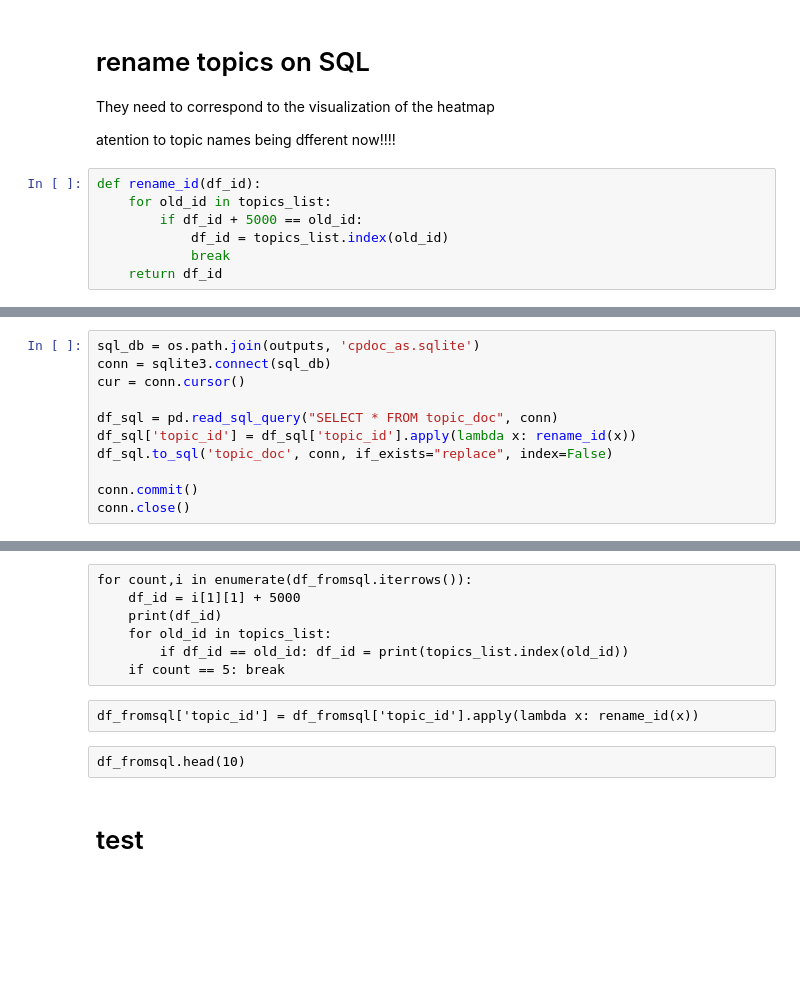
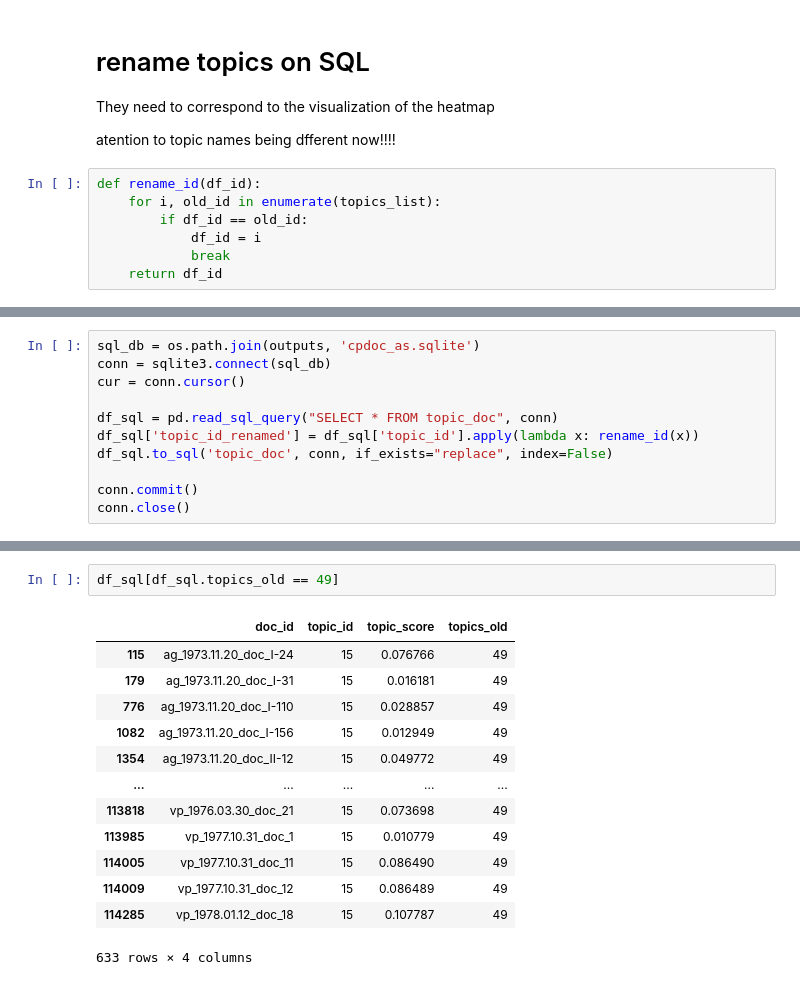
Before and after one commit to Marcelobbr/thesis, a Jupyter notebook: notebooks/thesis-vis-AUX.ipynb, the cells around one changed output, grey strips where cells are left out. Drawn from its saved outputs; the diff is of its cells as text; blank space fills up the shorter version.

Commit message:
version with renaming of topic_doc

```diff
--- a/notebooks/thesis-vis-AUX.ipynb
+++ b/notebooks/thesis-vis-AUX.ipynb
@@ -134,8 +134,8 @@ They need to correspond to the visualization of the heatmap
 atention to topic names being dfferent now!!!!
 # %%
 def rename_id(df_id):
-    for old_id in topics_list:
-        if df_id + 5000 == old_id:
-            df_id = topics_list.index(old_id)
+    for i, old_id in enumerate(topics_list):
+        if df_id == old_id:
+            df_id = i
             break
     return df_id
@@ -145,7 +163,7 @@ conn = sqlite3.connect(sql_db)
 cur = conn.cursor()
 
 df_sql = pd.read_sql_query("SELECT * FROM topic_doc", conn)
-df_sql['topic_id'] = df_sql['topic_id'].apply(lambda x: rename_id(x))
+df_sql['topic_id_renamed'] = df_sql['topic_id'].apply(lambda x: rename_id(x))
 df_sql.to_sql('topic_doc', conn, if_exists="replace", index=False)
 
 conn.commit()
@@ -176,13 +201,16 @@ topics_list[:20]
-# %% [raw]
-for count,i in enumerate(df_fromsql.iterrows()):
-    df_id = i[1][1] + 5000
-    print(df_id)
-    for old_id in topics_list:
-        if df_id == old_id: df_id = print(topics_list.index(old_id))
-    if count == 5: break
-# %% [raw]
-df_fromsql['topic_id'] = df_fromsql['topic_id'].apply(lambda x: rename_id(x))
-# %% [raw]
-df_fromsql.head(10)
-# %% [markdown]
-# test
+# %%
+df_sql[df_sql.topics_old == 49]
+# %% [output]
+|  | doc_id | topic_id | topic_score | topics_old |
+| 115 | ag_1973.11.20_doc_I-24 | 15 | 0.076766 | 49 |
+| 179 | ag_1973.11.20_doc_I-31 | 15 | 0.016181 | 49 |
+| 776 | ag_1973.11.20_doc_I-110 | 15 | 0.028857 | 49 |
+| 1082 | ag_1973.11.20_doc_I-156 | 15 | 0.012949 | 49 |
+| 1354 | ag_1973.11.20_doc_II-12 | 15 | 0.049772 | 49 |
+| ... | ... | ... | ... | ... |
+| 113818 | vp_1976.03.30_doc_21 | 15 | 0.073698 | 49 |
+| 113985 | vp_1977.10.31_doc_1 | 15 | 0.010779 | 49 |
+| 114005 | vp_1977.10.31_doc_11 | 15 | 0.086490 | 49 |
+| 114009 | vp_1977.10.31_doc_12 | 15 | 0.086489 | 49 |
+| 114285 | vp_1978.01.12_doc_18 | 15 | 0.107787 | 49 |
+633 rows × 4 columns
```
Also changed, not shown: parts of 4 cells of this notebook.
